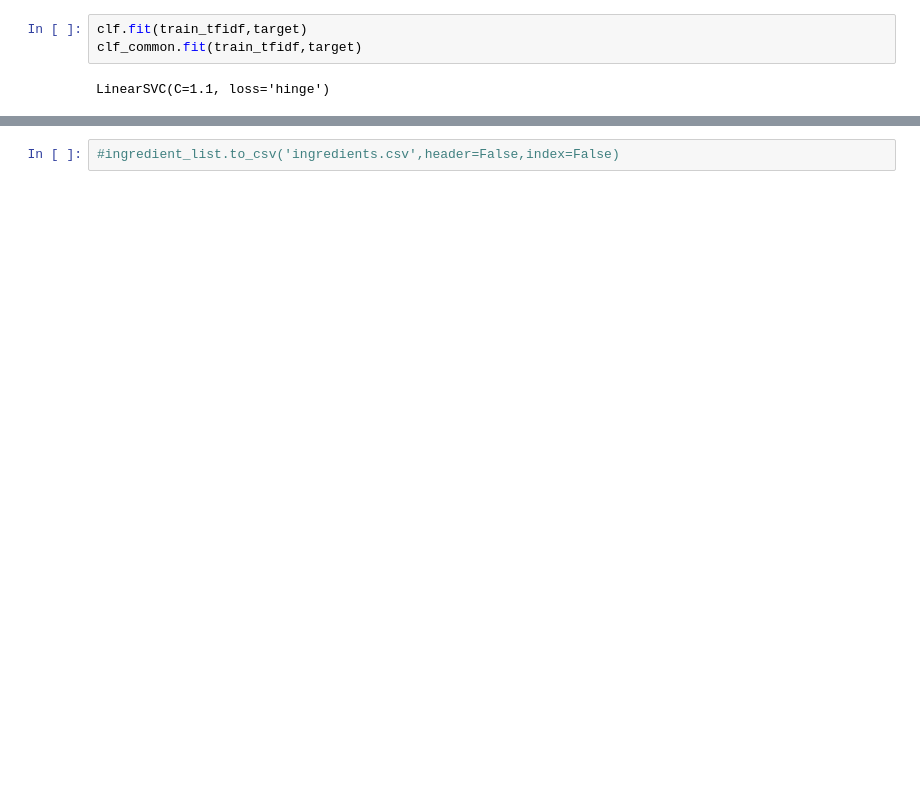
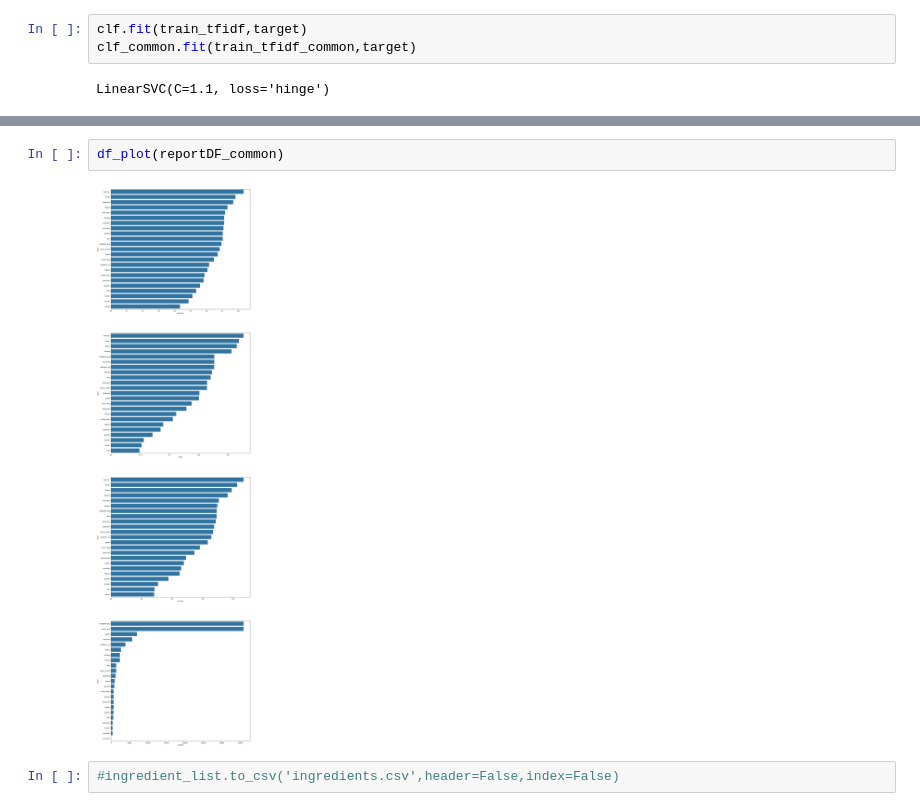
Before and after one commit to leeroychang/IE0005Project, a Jupyter notebook: codeRemoveCommon.ipynb, the cells around one changed output, grey strips where cells are left out. Drawn from its saved outputs; the diff is of its cells as text; blank space fills up the shorter version.

```diff
--- a/codeRemoveCommon.ipynb
+++ b/codeRemoveCommon.ipynb
@@ -286,7 +286,7 @@ clf = LinearSVC(C=1.2,loss='hinge',penalty='l2')
 clf_common = LinearSVC(C=1.1,loss='hinge',penalty='l2')
 # %%
 clf.fit(train_tfidf,target)
-clf_common.fit(train_tfidf,target)
+clf_common.fit(train_tfidf_common,target)
 # %% [output]
 LinearSVC(C=1.1, loss='hinge')
 # %%
@@ -298,2 +318,6 @@ print(clf_common.score(test_tfidf,test_target))
+# %%
+df_plot(reportDF_common)
+# %% [output]
+[figure, added]
 # %%
 #ingredient_list.to_csv('ingredients.csv',header=False,index=False)
```
Also changed, not shown: parts of 9 cells of this notebook.
